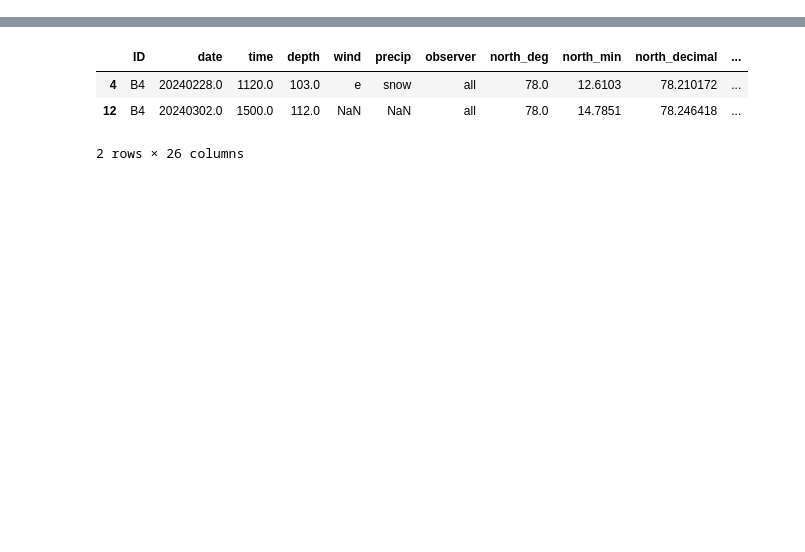
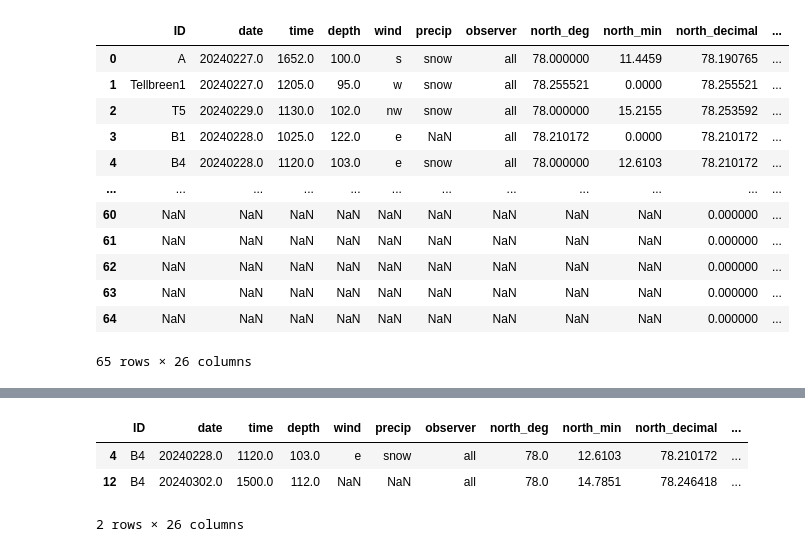
Before and after one commit to Alessimc/snow_and_avalanche, a Jupyter notebook: pit_analysis.ipynb, the cells around one changed output, grey strips where cells are left out. Cells and saved outputs as stored; diff of their text form; code cells hidden in the pictures; blank space fills up the shorter version.

```diff
--- a/pit_analysis.ipynb
+++ b/pit_analysis.ipynb
@@ -1,7 +1,23 @@
 # %%
 import pandas as pd
 
 df = pd.read_excel("Snowpits.xlsx")
+
+df
+# %% [output]
+|  | ID | date | time | depth | wind | precip | observer | north_deg | north_min | north_decimal | ... |
+| 0 | A | 20240227.0 | 1652.0 | 100.0 | s | snow | all | 78.000000 | 11.4459 | 78.190765 | ... |
+| 1 | Tellbreen1 | 20240227.0 | 1205.0 | 95.0 | w | snow | all | 78.255521 | 0.0000 | 78.255521 | ... |
+| 2 | T5 | 20240229.0 | 1130.0 | 102.0 | nw | snow | all | 78.000000 | 15.2155 | 78.253592 | ... |
+| 3 | B1 | 20240228.0 | 1025.0 | 122.0 | e | NaN | all | 78.210172 | 0.0000 | 78.210172 | ... |
+| 4 | B4 | 20240228.0 | 1120.0 | 103.0 | e | snow | all | 78.000000 | 12.6103 | 78.210172 | ... |
+| ... | ... | ... | ... | ... | ... | ... | ... | ... | ... | ... | ... |
+| 60 | NaN | NaN | NaN | NaN | NaN | NaN | NaN | NaN | NaN | 0.000000 | ... |
+| 61 | NaN | NaN | NaN | NaN | NaN | NaN | NaN | NaN | NaN | 0.000000 | ... |
+| 62 | NaN | NaN | NaN | NaN | NaN | NaN | NaN | NaN | NaN | 0.000000 | ... |
+| 63 | NaN | NaN | NaN | NaN | NaN | NaN | NaN | NaN | NaN | 0.000000 | ... |
+| 64 | NaN | NaN | NaN | NaN | NaN | NaN | NaN | NaN | NaN | 0.000000 | ... |
+65 rows × 26 columns
 # %%
 df_failure = df[pd.to_numeric(df['ECT_x'], errors='coerce').notnull()]
 df_no_failure = df[pd.to_numeric(df['ECT_x'], errors='coerce').isnull()]
```
Also changed, not shown: parts of 2 cells of this notebook, 1 other file.
